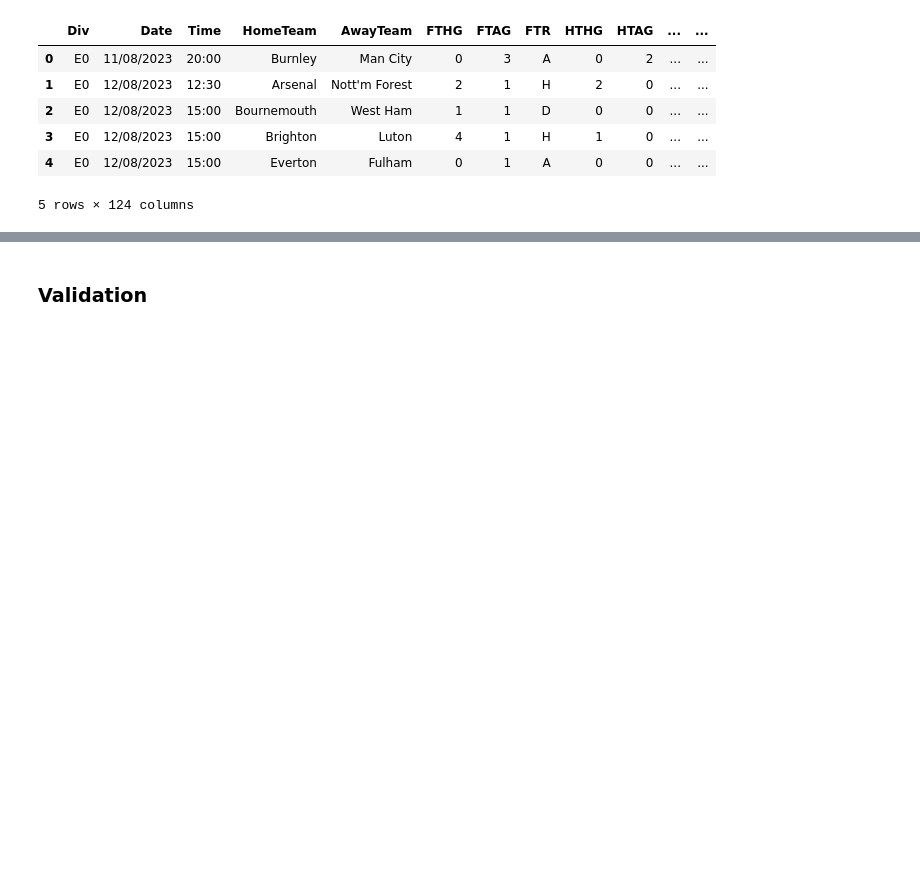
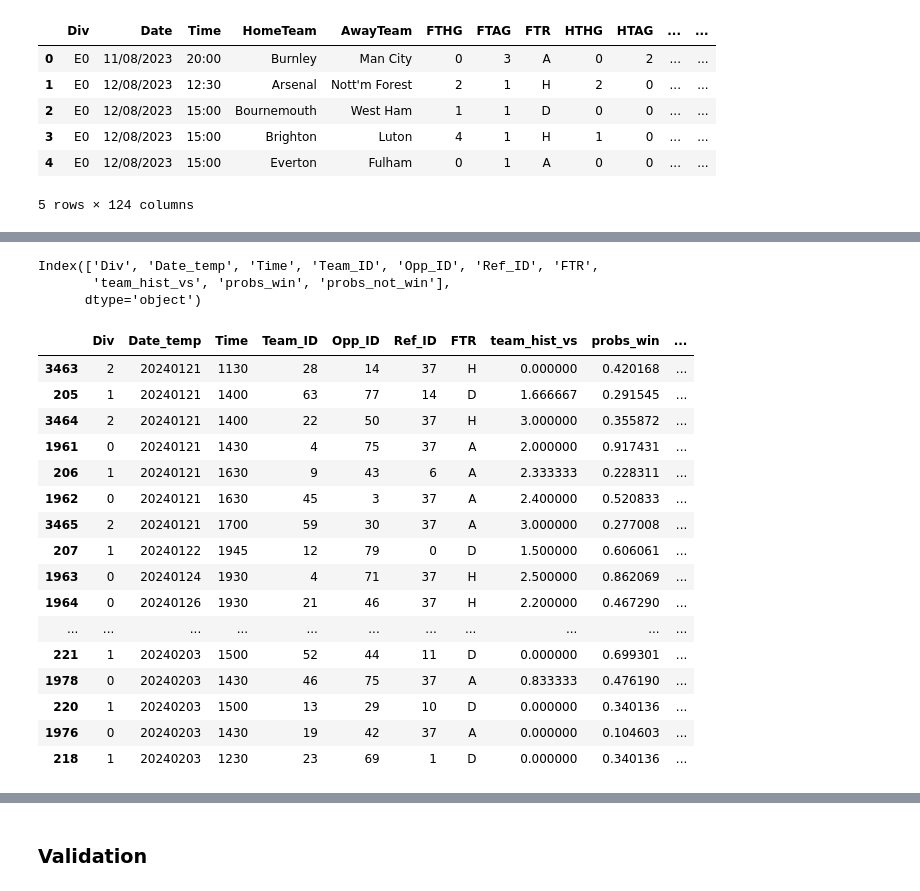
Before and after one commit to aftermathematic/football_brain, a Jupyter notebook: baseline.ipynb, the cells around one changed output, grey strips where cells are left out. Drawn from its saved outputs; the diff is of its cells as text; code cells hidden in the pictures; blank space fills up the shorter version.

```diff
--- a/baseline.ipynb
+++ b/baseline.ipynb
@@ -182,0 +174,4 @@ df.columns = [re.sub(r'[>]', '_gt_', str(col)) for col in df.columns]
+# %%
+# Apply the modified function to create new columns
+df['team_hist_vs'] = df.apply(lambda x: history_vs_opponent_weighted(df, x, 'Team_ID'), axis=1)
+#df['opp_hist_vs'] = df.apply(lambda x: history_vs_opponent_weighted(df, x, 'Opp_ID'), axis=1)
@@ -191,0 +237,26 @@ len(df), len(df_val)
+# %%
+df.columns
+# %% [output]
+Index(['Div', 'Date_temp', 'Time', 'Team_ID', 'Opp_ID', 'Ref_ID', 'FTR',
+       'team_hist_vs', 'probs_win', 'probs_not_win'],
+      dtype='object')
+# %%
+df.tail(50)
+# %% [output]
+|  | Div | Date_temp | Time | Team_ID | Opp_ID | Ref_ID | FTR | team_hist_vs | probs_win | ... |
+| 3463 | 2 | 20240121 | 1130 | 28 | 14 | 37 | H | 0.000000 | 0.420168 | ... |
+| 205 | 1 | 20240121 | 1400 | 63 | 77 | 14 | D | 1.666667 | 0.291545 | ... |
+| 3464 | 2 | 20240121 | 1400 | 22 | 50 | 37 | H | 3.000000 | 0.355872 | ... |
+| 1961 | 0 | 20240121 | 1430 | 4 | 75 | 37 | A | 2.000000 | 0.917431 | ... |
+| 206 | 1 | 20240121 | 1630 | 9 | 43 | 6 | A | 2.333333 | 0.228311 | ... |
+| 1962 | 0 | 20240121 | 1630 | 45 | 3 | 37 | A | 2.400000 | 0.520833 | ... |
+| 3465 | 2 | 20240121 | 1700 | 59 | 30 | 37 | A | 3.000000 | 0.277008 | ... |
+| 207 | 1 | 20240122 | 1945 | 12 | 79 | 0 | D | 1.500000 | 0.606061 | ... |
+| 1963 | 0 | 20240124 | 1930 | 4 | 71 | 37 | H | 2.500000 | 0.862069 | ... |
+| 1964 | 0 | 20240126 | 1930 | 21 | 46 | 37 | H | 2.200000 | 0.467290 | ... |
+| ... | ... | ... | ... | ... | ... | ... | ... | ... | ... | ... |
+| 221 | 1 | 20240203 | 1500 | 52 | 44 | 11 | D | 0.000000 | 0.699301 | ... |
+| 1978 | 0 | 20240203 | 1430 | 46 | 75 | 37 | A | 0.833333 | 0.476190 | ... |
+| 220 | 1 | 20240203 | 1500 | 13 | 29 | 10 | D | 0.000000 | 0.340136 | ... |
+| 1976 | 0 | 20240203 | 1430 | 19 | 42 | 37 | A | 0.000000 | 0.104603 | ... |
+| 218 | 1 | 20240203 | 1230 | 23 | 69 | 1 | D | 0.000000 | 0.340136 | ... |
```
Also changed, not shown: parts of 24 cells of this notebook, 11 other files.
